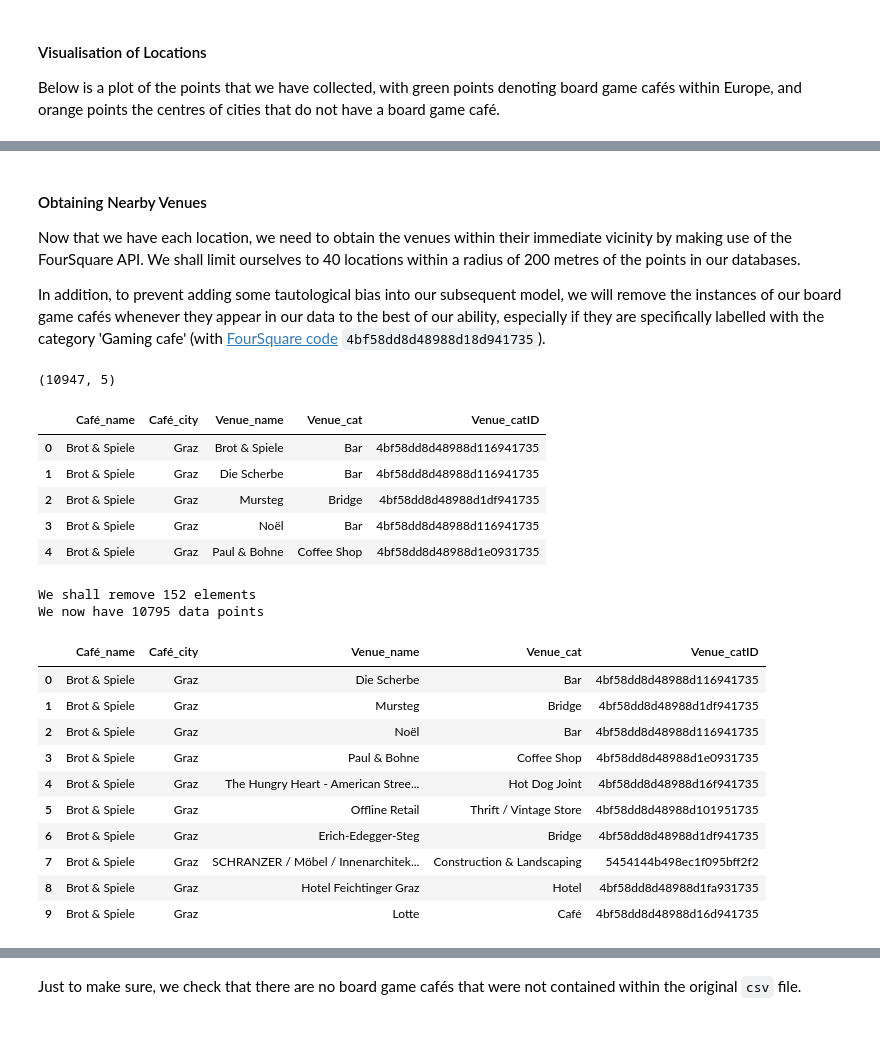
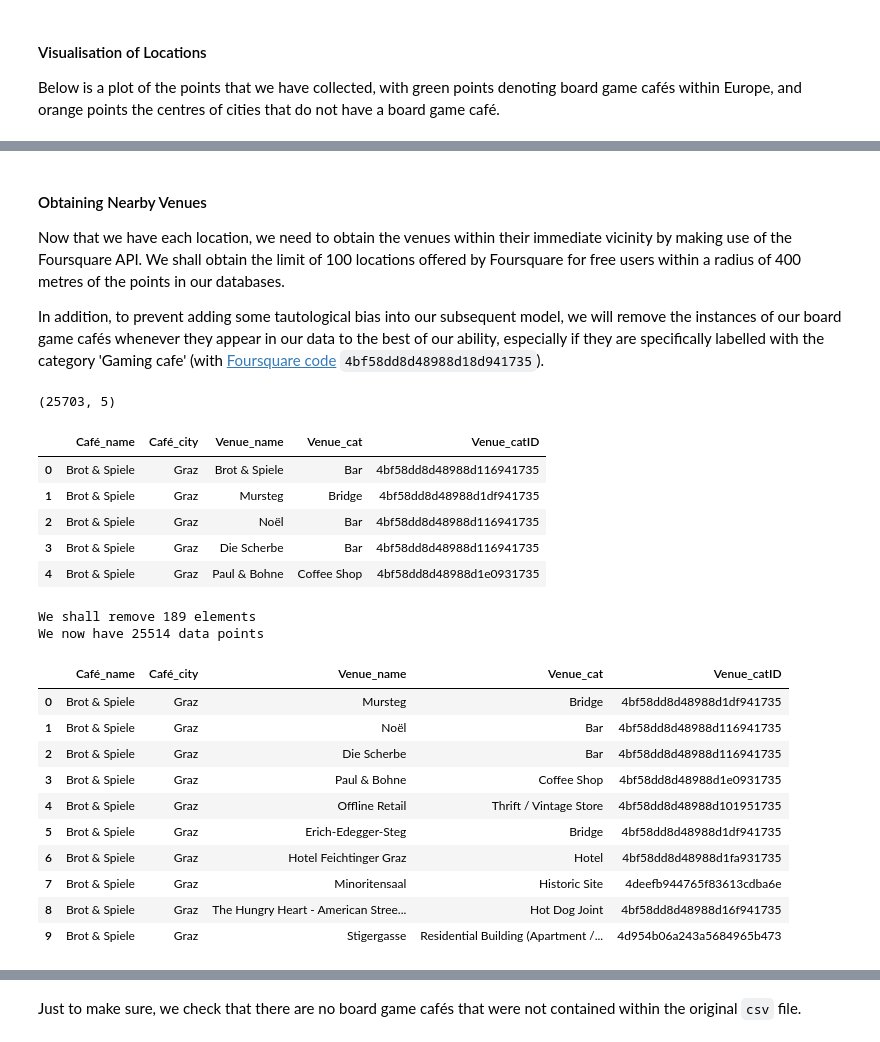
Before and after one commit to kossick/Coursera_Capstone, a Jupyter notebook: Coursera_capstone_project.ipynb, the cells around one changed output, grey strips where cells are left out. Cells and saved outputs as stored; diff of their text form; code cells hidden in the pictures.

```diff
--- a/Coursera_capstone_project.ipynb
+++ b/Coursera_capstone_project.ipynb
@@ -531,23 +535,27 @@ map_eu
 # %% [markdown]
 #### Obtaining Nearby Venues
 
-Now that we have each location, we need to obtain the venues within their immediate vicinity by making use of the FourSquare API. We shall limit ourselves to 40 locations within a radius of 200 metres of the points in our databases.
+Now that we have each location, we need to obtain the venues within their immediate vicinity by making use of the Foursquare API. We shall obtain the limit of 100 locations offered by Foursquare for free users within a radius of 400 metres of the points in our databases.
 
-In addition, to prevent adding some tautological bias into our subsequent model, we will remove the instances of our board game cafés whenever they appear in our data to the best of our ability, especially if they are specifically labelled with the category 'Gaming cafe' (with [FourSquare code](https://developer.foursquare.com/docs/build-with-foursquare/categories/) `4bf58dd8d48988d18d941735`).
+In addition, to prevent adding some tautological bias into our subsequent model, we will remove the instances of our board game cafés whenever they appear in our data to the best of our ability, especially if they are specifically labelled with the category 'Gaming cafe' (with [Foursquare code](https://developer.foursquare.com/docs/build-with-foursquare/categories/) `4bf58dd8d48988d18d941735`).
 # %%
-CLIENT_ID = 'XXXXXXXXXXXXXXXXXXXXXXXXXXXXXXXXXXXXXXXXXX'
-CLIENT_SECRET = 'XXXXXXXXXXXXXXXXXXXXXXXXXXXXXXXXXXXXXXXXXX'
+CLIENT_ID = 'XXXXXXXXXXXXXXXXXXXXXXXXXXXXXXXXXXXXXXXXXXXXXXXX'
+CLIENT_SECRET = 'XXXXXXXXXXXXXXXXXXXXXXXXXXXXXXXXXXXXXXXXXXXXXXXX'
 # %%
 VERSION = '20180605'
-RADIUS = 200
-LIMIT = 40
+RADIUS = 400
+LIMIT = 100
 CAT_ID = '4bf58dd8d48988d18d941735'# Foursquare category ID for gaming cafés
 # %%
-def get_local_venues(df):
+def get_local_venues(df, col_dict, inc_cat_id=False):
     venue_list = []
+    old_columns = list(col_dict.keys())
+    new_columns = list(col_dict.values())
 
-    for row in df[['Name', 'City', 'Latitude', 'Longitude']].to_numpy():
-        lat, lng = row[2:]
+    old_columns.extend(['Latitude', 'Longitude'])
+
+    for row in df[old_columns].to_numpy():
+        lat, lng = row[-2:]
         url = 'https://api.foursquare.com/v2/venues/search?client_id={}&client_secret={}&v={}&ll={},{}&radius={}&limit={}'.format(
             CLIENT_ID,
             CLIENT_SECRET,
@@ -559,25 +567,27 @@ def get_local_venues(df):
         results = requests.get(url).json()
         for result in results['response']['venues']:
             if len(result['categories']) > 0:
-                venue = {'Café_name': row[0],
-                         'Café_city': row[1],
-                         'Venue_name': result['name'],
-                         'Venue_cat': result['categories'][0]['name'],
-                         'Venue_catID': result['categories'][0]['id']
-                        }
+                venue = dict()
+                for n, key  in enumerate(new_columns):
+                    venue[key] = row[n]
+                venue['Venue_name'] = result['name']
+                venue['Venue_cat'] = result['categories'][0]['name']
+                if inc_cat_id:
+                    venue['Venue_catID'] = result['categories'][0]['id']
                 venue_list.append(venue)
     return pd.DataFrame(venue_list)
 # %%
-venue_df = get_local_venues(cafe_df)
+columns = {'Name': 'Café_name', 'City': 'Café_city'}
+venue_df = get_local_venues(cafe_df, col_dict=columns, inc_cat_id=True)
 print(venue_df.shape)
 venue_df.head()
 # %% [output]
-(10947, 5)
+(25703, 5)
 |  | Café_name | Café_city | Venue_name | Venue_cat | Venue_catID |
 | 0 | Brot & Spiele | Graz | Brot & Spiele | Bar | 4bf58dd8d48988d116941735 |
-| 1 | Brot & Spiele | Graz | Die Scherbe | Bar | 4bf58dd8d48988d116941735 |
-| 2 | Brot & Spiele | Graz | Mursteg | Bridge | 4bf58dd8d48988d1df941735 |
-| 3 | Brot & Spiele | Graz | Noël | Bar | 4bf58dd8d48988d116941735 |
+| 1 | Brot & Spiele | Graz | Mursteg | Bridge | 4bf58dd8d48988d1df941735 |
+| 2 | Brot & Spiele | Graz | Noël | Bar | 4bf58dd8d48988d116941735 |
+| 3 | Brot & Spiele | Graz | Die Scherbe | Bar | 4bf58dd8d48988d116941735 |
 | 4 | Brot & Spiele | Graz | Paul & Bohne | Coffee Shop | 4bf58dd8d48988d1e0931735 |
 # %%
 reduced_venue_df = venue_df.copy() # To preserve venue_df
@@ -614,16 +624,16 @@ print(f"We now have {reduced_venue_df.shape[0]} data points")
 
 reduced_venue_df.head(10)
 # %% [output]
-We shall remove 152 elements
-We now have 10795 data points
+We shall remove 189 elements
+We now have 25514 data points
 |  | Café_name | Café_city | Venue_name | Venue_cat | Venue_catID |
-| 0 | Brot & Spiele | Graz | Die Scherbe | Bar | 4bf58dd8d48988d116941735 |
-| 1 | Brot & Spiele | Graz | Mursteg | Bridge | 4bf58dd8d48988d1df941735 |
-| 2 | Brot & Spiele | Graz | Noël | Bar | 4bf58dd8d48988d116941735 |
+| 0 | Brot & Spiele | Graz | Mursteg | Bridge | 4bf58dd8d48988d1df941735 |
+| 1 | Brot & Spiele | Graz | Noël | Bar | 4bf58dd8d48988d116941735 |
+| 2 | Brot & Spiele | Graz | Die Scherbe | Bar | 4bf58dd8d48988d116941735 |
 | 3 | Brot & Spiele | Graz | Paul & Bohne | Coffee Shop | 4bf58dd8d48988d1e0931735 |
-| 4 | Brot & Spiele | Graz | The Hungry Heart - American Stree... | Hot Dog Joint | 4bf58dd8d48988d16f941735 |
-| 5 | Brot & Spiele | Graz | Offline Retail | Thrift / Vintage Store | 4bf58dd8d48988d101951735 |
-| 6 | Brot & Spiele | Graz | Erich-Edegger-Steg | Bridge | 4bf58dd8d48988d1df941735 |
-| 7 | Brot & Spiele | Graz | SCHRANZER / Möbel / Innenarchitek... | Construction & Landscaping | 5454144b498ec1f095bff2f2 |
-| 8 | Brot & Spiele | Graz | Hotel Feichtinger Graz | Hotel | 4bf58dd8d48988d1fa931735 |
-| 9 | Brot & Spiele | Graz | Lotte | Café | 4bf58dd8d48988d16d941735 |
+| 4 | Brot & Spiele | Graz | Offline Retail | Thrift / Vintage Store | 4bf58dd8d48988d101951735 |
+| 5 | Brot & Spiele | Graz | Erich-Edegger-Steg | Bridge | 4bf58dd8d48988d1df941735 |
+| 6 | Brot & Spiele | Graz | Hotel Feichtinger Graz | Hotel | 4bf58dd8d48988d1fa931735 |
+| 7 | Brot & Spiele | Graz | Minoritensaal | Historic Site | 4deefb944765f83613cdba6e |
+| 8 | Brot & Spiele | Graz | The Hungry Heart - American Stree... | Hot Dog Joint | 4bf58dd8d48988d16f941735 |
+| 9 | Brot & Spiele | Graz | Stigergasse | Residential Building (Apartment /... | 4d954b06a243a5684965b473 |
```
Also changed, not shown: parts of 97 cells of this notebook.
